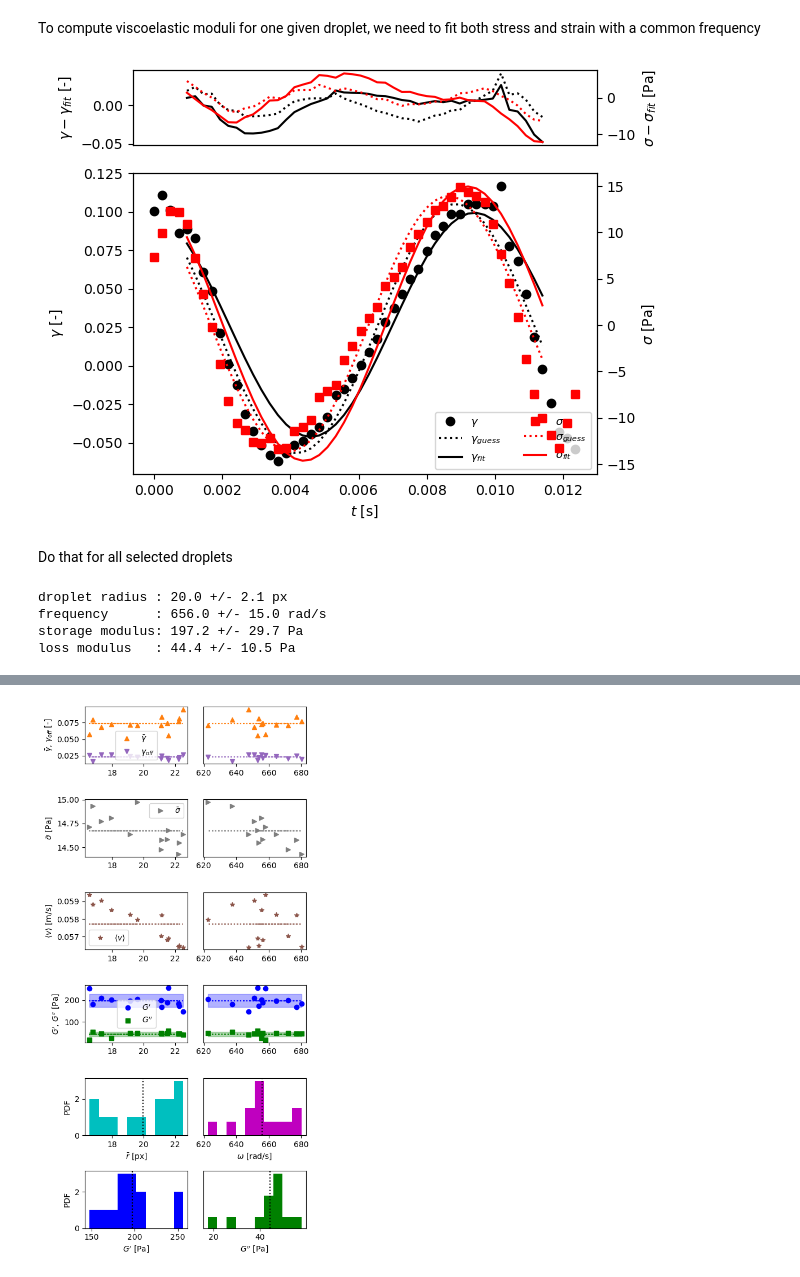
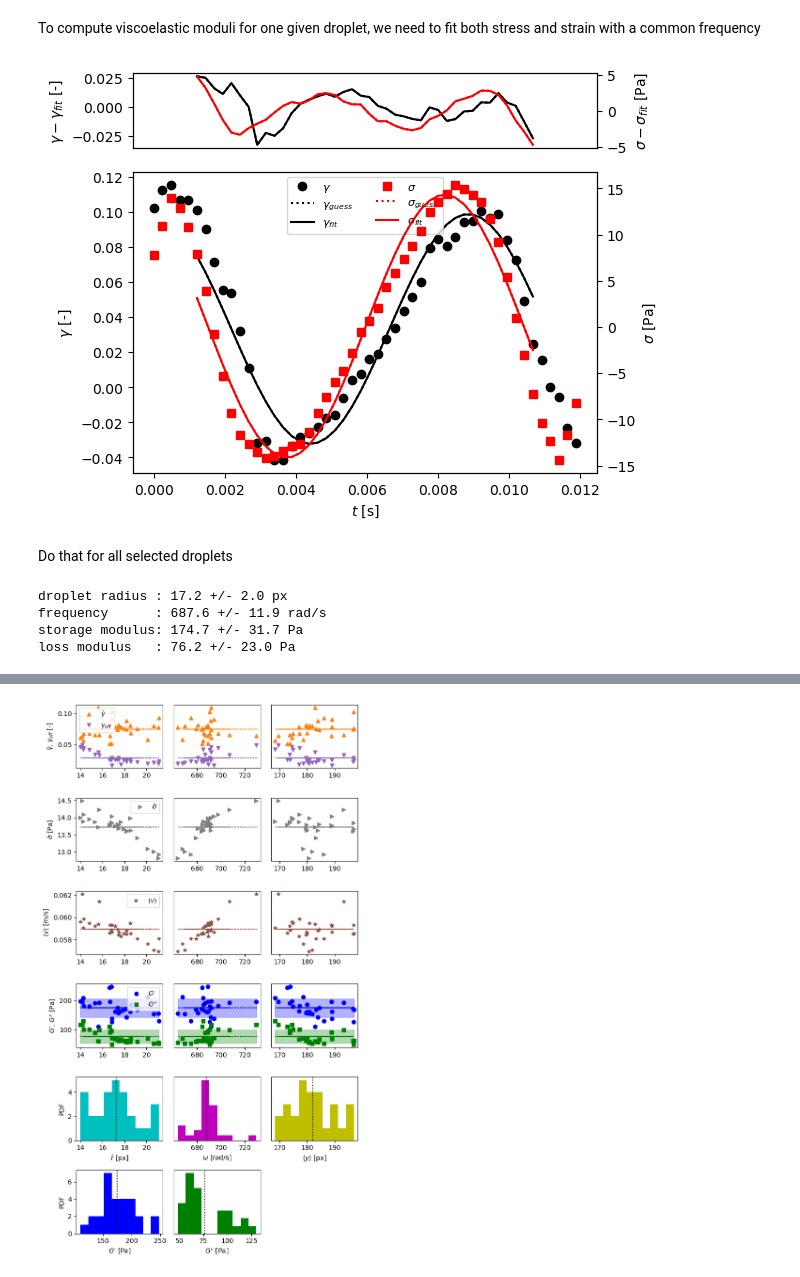
Before and after one commit to FattaccioliLab/Rheoflupy, a Jupyter notebook: Tutorial_DataAnalysis.ipynb, the cells around one changed output, grey strips where cells are left out. Cells and saved outputs as stored; diff of their text form; code cells hidden in the pictures.

```diff
--- a/Tutorial_DataAnalysis.ipynb
+++ b/Tutorial_DataAnalysis.ipynb
@@ -169,5 +170,2 @@ drop_edges = da.find_edges(drop_img, edge_threshold=edge_thr, smoothing_iterN=ed
 # %% [markdown]
 Then, fit the outer edge with a Fourier series truncated to the $n$-th order, with $n=5$
-# %%
-Fcoeff, cpos, rbar, fit_mserr = da.fit_edge(drop_edges, filter_r_thr=filter_r_thr)
-print('RMS fit error: {0:.2f} px'.format(fit_mserr))
@@ -176,0 +172,2 @@ RMS fit error: 0.18 px
+# %%
+fit_res = da.fit_edge(drop_edges, filter_r_thr=filter_r_thr, print_res=True, plot=True)
@@ -184,10 +201,11 @@ if os.path.isfile(defdf_savepath) and not force_def:
     track_df = pd.read_csv(defdf_savepath)
     PID_sel = track_df['particle'].unique()
 else:
+    plot_outdir = None #os.path.join(froot, 'out_tmp')
     def_res, PID_sel = da.analyze_deformations(fpath, track_df, crop_roi_size=roi_size, img_bkg=bkg, img_bkgcorr_offset=bkgcorr_off,
                                                img_blur_sigma=edge_blur, edge_threshold=edge_thr, smoothing_iterN=edge_iterN,
                                                dbscan_eps=dbscan_eps, dbscan_minN=1, filter_r_thr=filter_r_thr,
-                                               plot_outdir=os.path.join(froot, 'out_tmp'), px_size=px_size, fps=fps, PID_list=PID_sel)
+                                               plot_outdir=plot_outdir, px_size=px_size, fps=fps, PID_list=PID_sel)
     track_df.to_csv(os.path.join(froot, img_name+'_def.csv'))
 track_df
 # %% [output]
@@ -209,8 +258,8 @@ csv filename with deformation result already present: skip deformation calculati
 $\bar r$ should be constant, independent on $x$: we use this to discriminate droplets for which the fit procedure doesn't work very well, and only consider particles for which the shape reconstruction is robust across all droplet positions
 # %%
 ##########
-thr_relstd = 0.05
-thr_mserr  = 1
+thr_relstd = 0.02
+thr_mserr  = 0.5
 ##########
 
 PID_sel = da.filter_droplets(track_df, thr_relstd=thr_relstd, thr_mserr=thr_mserr, PID_list=PID_sel)
@@ -232,18 +282,19 @@ PID_sel = da.plot_lissajous(track_df, pID_subset=PID_sel, recalc_stress=True, px
 To compute viscoelastic moduli for one given droplet, we need to fit both stress and strain with a common frequency
 # %%
 pID = PID_sel[0]
-fit_res = da.calculate_modulus(gamma=track_df[(track_df['particle'] == pID)]['gamma2'],
-                            sigma=track_df[(track_df['particle'] == pID)]['stress'], fps=fps, fit_margin=4, plot=True)
+fit_res = da.calculate_modulus(gamma=track_df[(track_df['particle'] == pID)]['fit_g2'],
+                            sigma=track_df[(track_df['particle'] == pID)]['stress'],
+                               fps=fps, fit_margin=5, param_bound=0, pre_fit_iter=10, plot=True)
 # %% [output]
-[figure, old version]
+[figure, new version]
 # %% [markdown]
 Do that for all selected droplets
 # %%
 moduli_csv_fpath = os.path.join(froot, img_name+'_moduli.csv')
-moduli_df = da.calc_moduli(track_df, PID_list=PID_sel, fps=fps, fit_margin=4, plot=True, save_csv=moduli_csv_fpath)
+moduli_df = da.calc_moduli(track_df, PID_list=PID_sel, fps=fps, fit_margin=5, plot=True, save_csv=moduli_csv_fpath)
 moduli_df.head()
 # %% [output]
-droplet radius : 20.0 +/- 2.1 px
-frequency      : 656.0 +/- 15.0 rad/s
-storage modulus: 197.2 +/- 29.7 Pa
-loss modulus   : 44.4 +/- 10.5 Pa
+droplet radius : 17.2 +/- 2.0 px
+frequency      : 687.6 +/- 11.9 rad/s
+storage modulus: 174.7 +/- 31.7 Pa
+loss modulus   : 76.2 +/- 23.0 Pa
@@ -256 +307 @@ loss modulus   : 44.4 +/- 10.5 Pa
-[figure, old version]
+[figure, new version]
```
Also changed, not shown: parts of 13 cells of this notebook, 1 other file.
